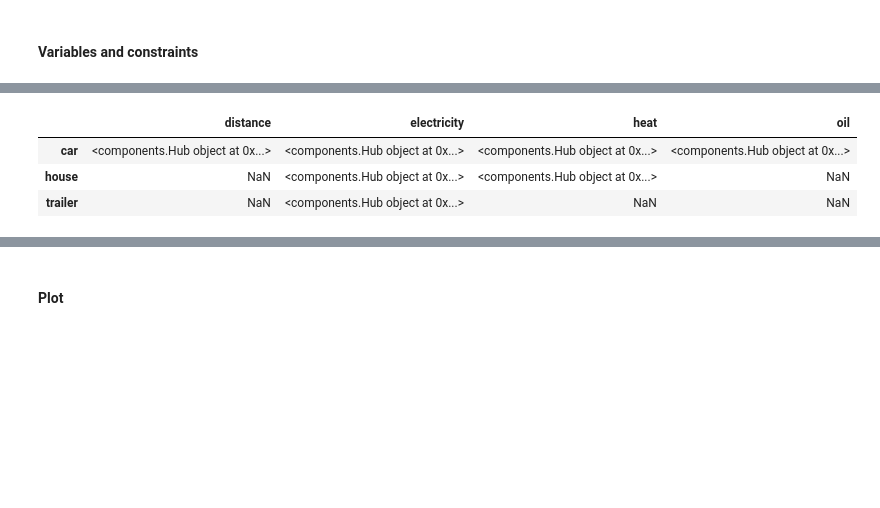
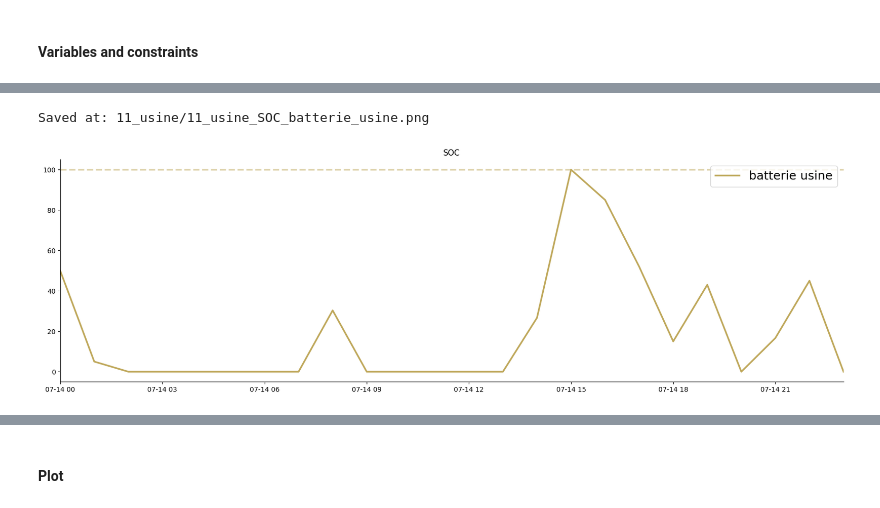
Before and after one commit to hortense-ronzani/EnerPyFlow, a Jupyter notebook: workflow.ipynb, the cells around one changed output, grey strips where cells are left out. Saved outputs shown, nothing was run; the diff lists cells and outputs as text; code cells hidden in the pictures; blank space fills up the shorter version.

```diff
--- a/workflow.ipynb
+++ b/workflow.ipynb
@@ -38,8 +38,6 @@ hub_electricity_trailer and hub_electricity_house connected
 Problem solved with status: Optimal
-# %%
-H.hubs
-# %% [output]
-|  | distance | electricity | heat | oil |
-| car | <components.Hub object at 0x...> | <components.Hub object at 0x...> | <components.Hub object at 0x...> | <components.Hub object at 0x...> |
-| house | NaN | <components.Hub object at 0x...> | <components.Hub object at 0x...> | NaN |
-| trailer | NaN | <components.Hub object at 0x...> | NaN | NaN |
+# %%
+H.plot_SOC(save=True)
+# %% [output]
+Saved at: 11_usine/11_usine_SOC_batterie_usine.png
+[figure, added]
```
Also changed, not shown: parts of 21 cells of this notebook, 2 other files.
